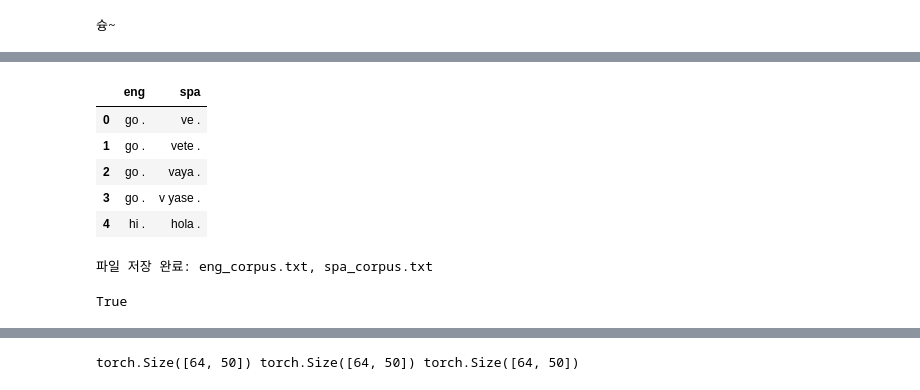
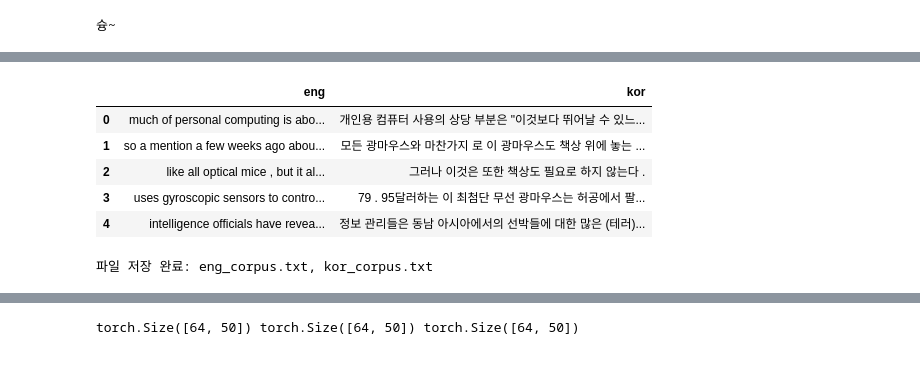
Before and after one commit to nowstone932/AIFFEL_quest_eng, a Jupyter notebook: NLP/NLP01/Untitled4.ipynb, the cells around one changed output, grey strips where cells are left out. Cells and saved outputs as stored; diff of their text form; code cells hidden in the pictures.

```diff
--- a/NLP/NLP01/Untitled4.ipynb
+++ b/NLP/NLP01/Untitled4.ipynb
@@ -101,0 +64,13 @@ df.head()
+# %%
+with open('/content/korean-parallel-corpora/korean-english-news-v1/korean-english-park.train.en', 'r') as f:
+    eng_lines = f.readlines()
+
+with open('/content/korean-parallel-corpora/korean-english-news-v1/korean-english-park.train.ko', 'r') as f:
+    kor_lines = f.readlines()
+
+df = pd.DataFrame({'eng': eng_lines, 'kor': kor_lines})
+df['eng'] = df['eng'].str.strip()
+df['kor'] = df['kor'].str.strip()
+
+print(f"데이터 수: {len(df)}")
+df.head()
@@ -114,3 +97,32 @@ def preprocess_sentence(sentence):
 print("슝~")
 # %% [output]
 슝~
+# %%
+def preprocess_korean(sentence):
+    sentence = sentence.lower().strip()
+    sentence = re.sub(r'([?.!,])', r' \1 ', sentence)
+    sentence = re.sub(r'\s+', ' ', sentence)
+    return sentence.strip()
+# %%
+with open('/content/korean-parallel-corpora/korean-english-news-v1/korean-english-park.train.en', 'r') as f:
+    eng_lines = [line.strip() for line in f.readlines()]
+
+with open('/content/korean-parallel-corpora/korean-english-news-v1/korean-english-park.train.ko', 'r') as f:
+    kor_lines = [line.strip() for line in f.readlines()]
+
+df = pd.DataFrame({'eng': eng_lines, 'kor': kor_lines})
+
+# 영어 전처리
+df['eng'] = df['eng'].apply(preprocess_sentence)
+
+# 한국어 전처리 (알파벳 필터링 없는 버전)
+def preprocess_korean(sentence):
+    sentence = sentence.strip()
+    sentence = re.sub(r'([?.!,])', r' \1 ', sentence)
+    sentence = re.sub(r'\s+', ' ', sentence)
+    return sentence.strip()
+
+df['kor'] = df['kor'].apply(preprocess_korean)
+
+print(f"데이터 수: {len(df)}")
+df.head()
@@ -117,22 +137,23 @@ print("슝~")
 # %%
 df = df[:30000]
 
 df["eng"] = df["eng"].apply(preprocess_sentence)
-df["spa"] = df["spa"].apply(lambda x: preprocess_sentence(x))
+df["kor"] = df["kor"].apply(lambda x: preprocess_korean(x))
 
 df.head()
 # %% [output]
-|  | eng | spa |
-| 0 | go . | ve . |
-| 1 | go . | vete . |
-| 2 | go . | vaya . |
-| 3 | go . | v yase . |
-| 4 | hi . | hola . |
+|  | eng | kor |
+| 0 | much of personal computing is abo... | 개인용 컴퓨터 사용의 상당 부분은 "이것보다 뛰어날 수 있느... |
+| 1 | so a mention a few weeks ago abou... | 모든 광마우스와 마찬가지 로 이 광마우스도 책상 위에 놓는 ... |
+| 2 | like all optical mice , but it al... | 그러나 이것은 또한 책상도 필요로 하지 않는다 . |
+| 3 | uses gyroscopic sensors to contro... | 79 . 95달러하는 이 최첨단 무선 광마우스는 허공에서 팔... |
+| 4 | intelligence officials have revea... | 정보 관리들은 동남 아시아에서의 선박들에 대한 많은 (테러)... |
 # %%
-df["eng"].to_csv("eng_corpus.txt", index=False, header=False, sep="\n", encoding="utf-8")
-df["spa"].to_csv("spa_corpus.txt", index=False, header=False, sep="\n", encoding="utf-8")
+# 기존 spa 대신 kor로 바꾸기
+df["eng"].to_csv("eng_corpus.txt", index=False, header=False, encoding="utf-8")
+df["kor"].to_csv("kor_corpus.txt", index=False, header=False, encoding="utf-8")
 
-print("파일 저장 완료: eng_corpus.txt, spa_corpus.txt")
+print("파일 저장 완료: eng_corpus.txt, kor_corpus.txt")
 # %% [output]
-파일 저장 완료: eng_corpus.txt, spa_corpus.txt
+파일 저장 완료: eng_corpus.txt, kor_corpus.txt
 # %%
@@ -163,12 +186,4 @@ spm.SentencePieceTrainer.train(
 )
-# %%
-encoder_tokenizer = spm.SentencePieceProcessor()
-encoder_tokenizer.load("encoder_spm.model")
-
-decoder_tokenizer = spm.SentencePieceProcessor()
-decoder_tokenizer.load("decoder_spm.model")
-# %% [output]
-True
 # %%
 df
 # %% [output]
```
Also changed, not shown: parts of 18 cells of this notebook.
